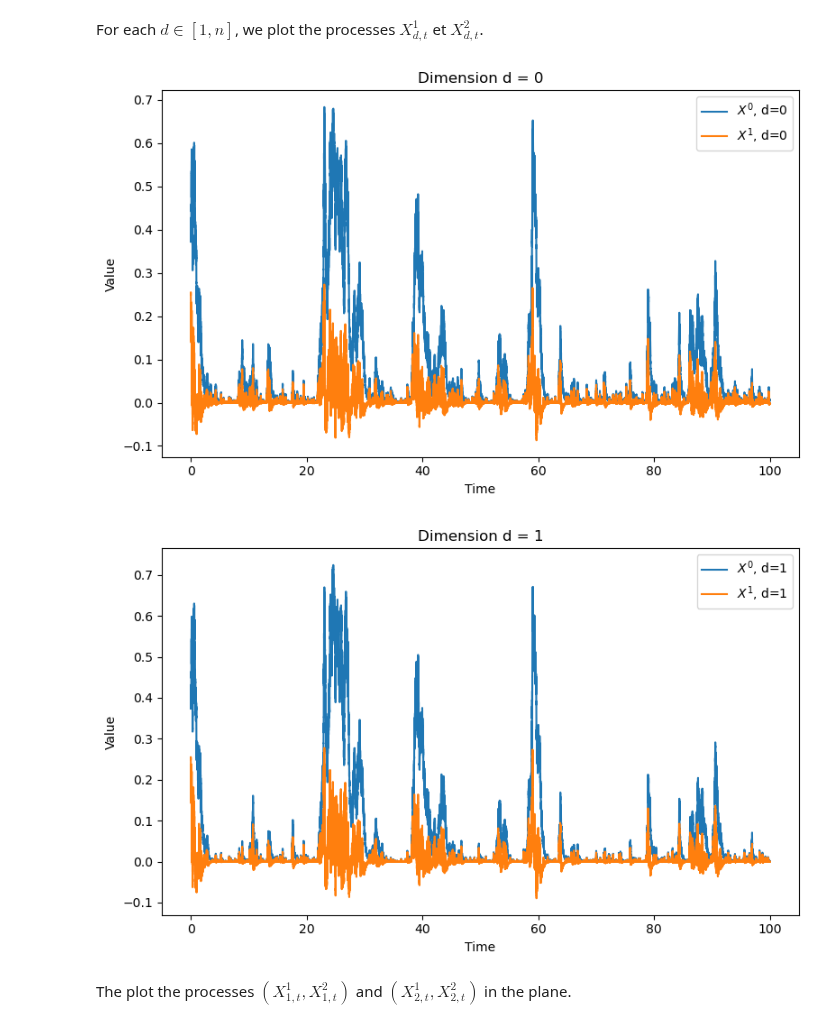
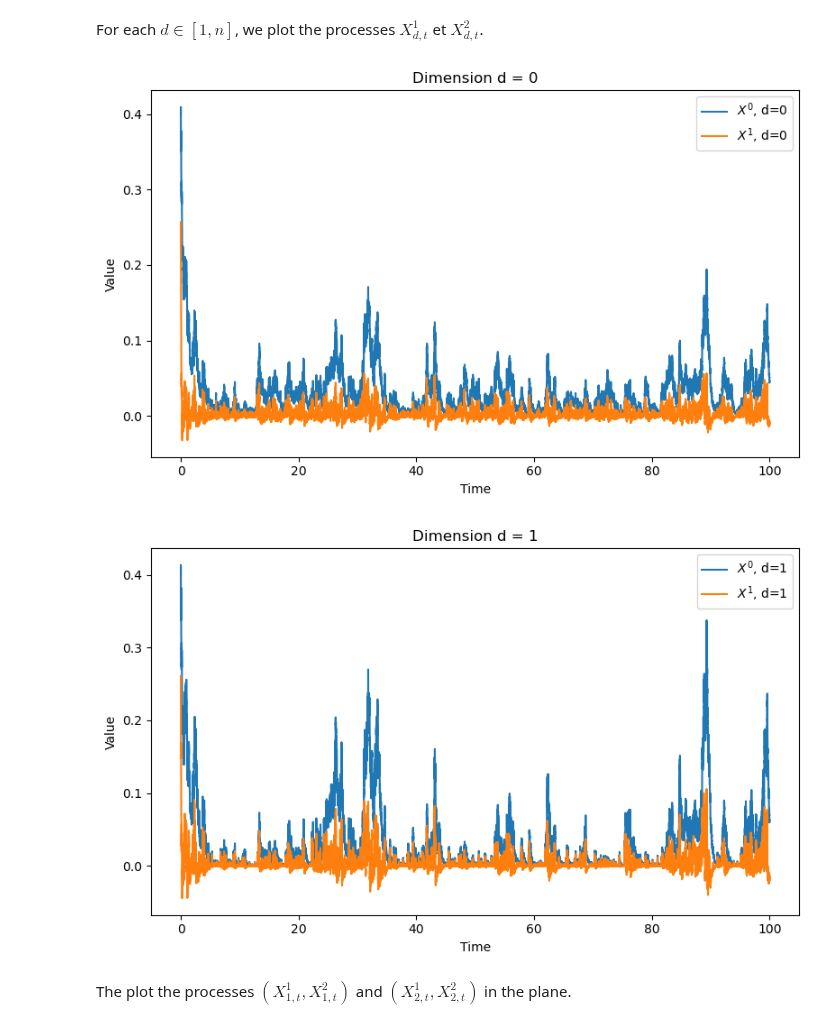
Before and after one commit to maxence2508/stage-cermics, a Jupyter notebook: dai-and-singleton-parametrization.ipynb, the cells around one changed output. Saved outputs shown, nothing was run; the diff lists cells and outputs as text; code cells hidden in the pictures.

```diff
--- a/dai-and-singleton-parametrization.ipynb
+++ b/dai-and-singleton-parametrization.ipynb
@@ -166,7 +164,7 @@ class Volterra:
         gamma0 = np.zeros((self.d, self.d))
         gamma = np.zeros((self.d, self.d))
         for i in range(self.d):
-            gamma[i, i] = 1
+            gamma[i, i] = self.G0 * self.sigma[i]
         modelDaiSingleton = DaiSingleton(A, gamma0, gamma, K, d_prime)
         x2 = np.zeros(self.d)
         for i in range(self.d):
@@ -181,7 +179,6 @@ class Volterra:
     def simulate_multifactor(self, X0, T, N):
         dt = T / N
         path_multifactor = np.zeros((N+1, self.d, self.n))
-        sum_over_factors = np.sum(X0, axis=0)
         x = np.zeros(self.d)
         for i in range(self.d):
             x[i] = self.x0[i]
@@ -246,39 +243,39 @@ d = 2
 n = 2
 
 b0 = np.array([0.02, 0.01])
-B = np.array([[0.1, 0.3],
-              [0.3, 0.2]])
+B = np.array([[0.1, 0.05],
+              [0.4, 0.05]])
 sigma = np.array([0.1, 0.2])
-gamma = np.array([1, 2])
+gamma = np.array([1, 12])
 rho = np.array([1, 10])
 x0 = np.array([0., 0.])
 
 X01 = np.array([0.2, 0.1])
 X02 = np.array([0.05, 0.1])
 X0 = np.array([X01, X02])
 
 volterra_model = Volterra(b0, B, sigma, gamma, rho, x0)
 
 T = 100
-N = 10**6
+N = 10**5
 
 trajectory = volterra_model.simulate_multifactor(X0, T, N)
 
 time_grid = np.linspace(0, T, N+1)
 
 for j in range(d):
     plt.figure(figsize=(8, 5))
     plt.plot(time_grid, trajectory[:, j, 0], label=f"$X^0$, d={j}")
     plt.plot(time_grid, trajectory[:, j, 1], label=f"$X^1$, d={j}")
     plt.title(f"Dimension d = {j}")
     plt.xlabel("Time")
     plt.ylabel("Value")
     plt.legend()
     plt.tight_layout()
     plt.show()
 # %% [output]
-[figure, old version]
+[figure, new version]
-[figure, old version]
+[figure, new version]
 # %% [markdown]
 The plot the processes $(X^1_{1,t}, X^2_{1,t})$ and $(X^1_{2,t}, X^2_{2,t})$ in the plane.
 # %%
```
Also changed, not shown: parts of 4 cells of this notebook, 4 other files.
